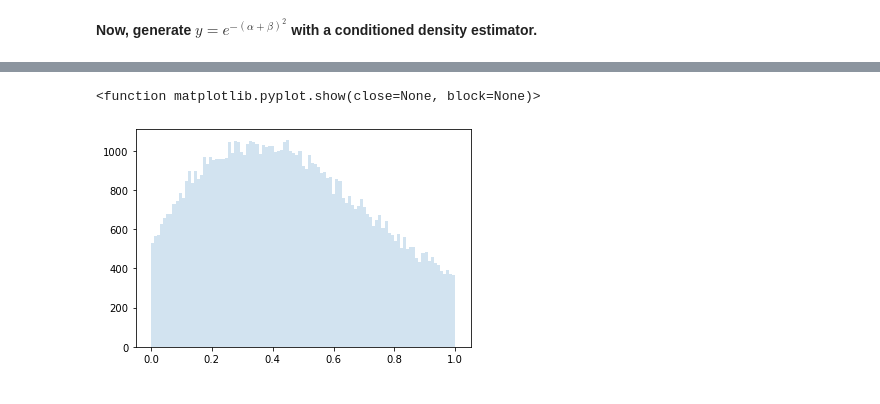
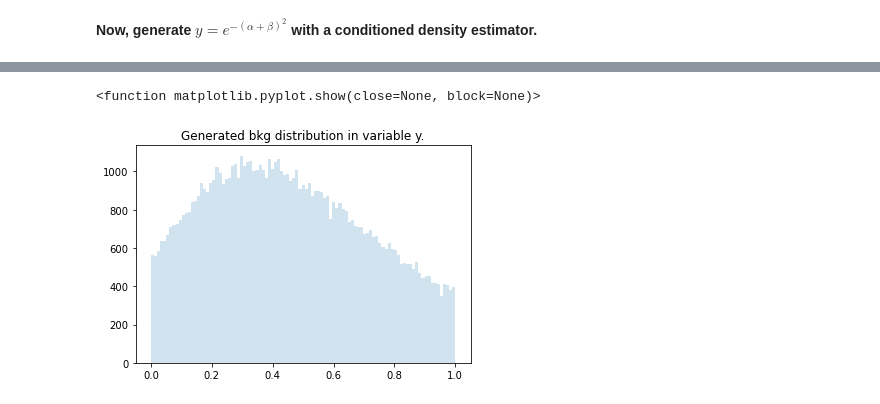
Before and after one commit to hep-lbdl/non-resonant-AD-extrapolation, a Jupyter notebook: Example.ipynb, the cells around one changed output, grey strips where cells are left out. Saved outputs shown, nothing was run; the diff lists cells and outputs as text; code cells hidden in the pictures.

```diff
--- a/Example.ipynb
+++ b/Example.ipynb
@@ -79,7 +79,7 @@ def train(data):
     model.fit(x=data,
               y=np.zeros((len(data),0), dtype=np.float32),
               batch_size=batch_size,
-              epochs=50,
+              epochs=20,
               shuffle=True,
               verbose=True)
     # Predict the full background distribution
@@ -224,8 +231,9 @@ Epoch 20/20
 # %%
 sample2 = np.array(samples[:,0])
 bins = np.linspace(0.0, 1.0, 100)
 plt.hist(sample2, bins, alpha = 0.2)
+plt.title("Generated bkg distribution in variable y.")
 plt.show
 # %% [output]
 <function matplotlib.pyplot.show(close=None, block=None)>
-[figure, old version]
+[figure, new version]
```
Also changed, not shown: parts of 13 cells of this notebook.
